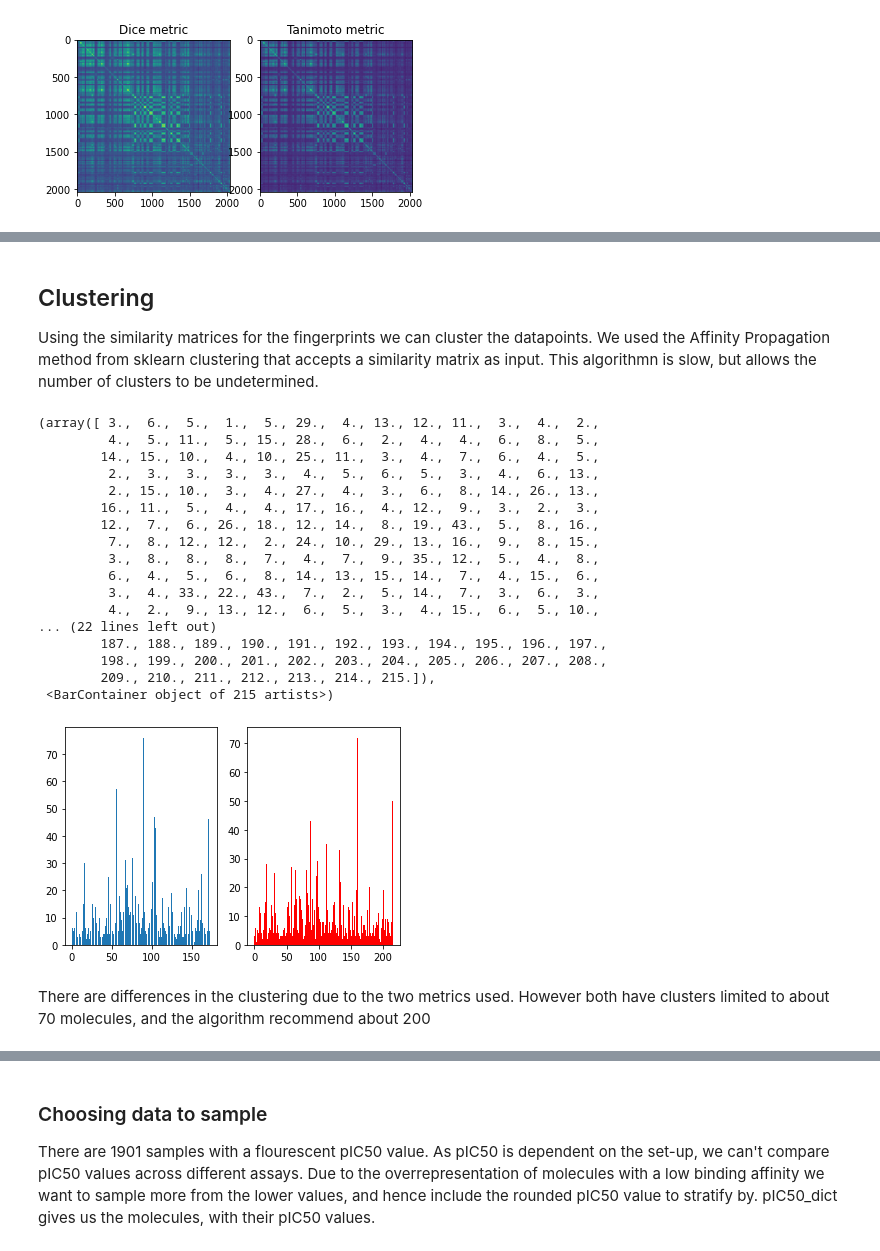
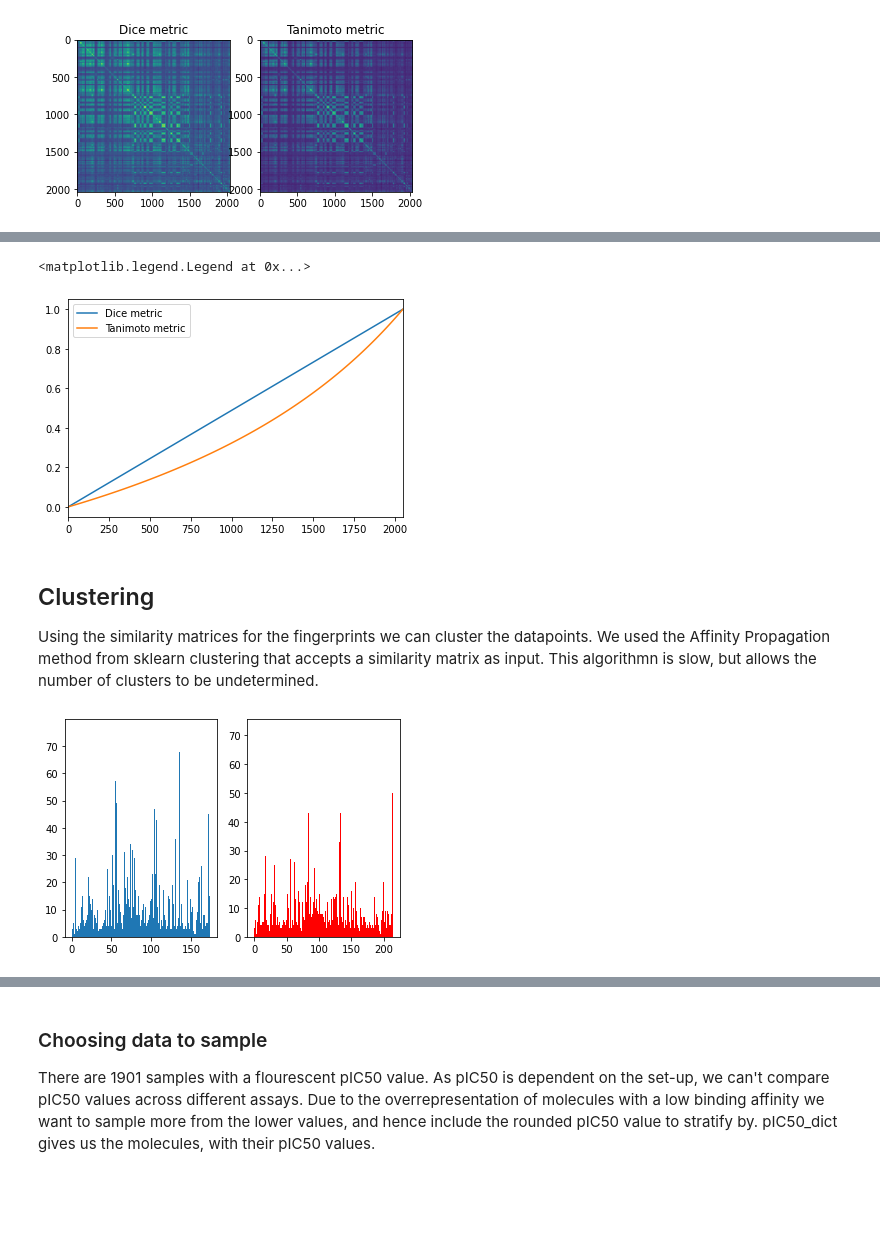
Before and after one commit to Elizabeth-Hayman/Data_science_practical, a Jupyter notebook: Data_Science.ipynb, the cells around one changed output, grey strips where cells are left out. Cells and saved outputs as stored; diff of their text form; code cells hidden in the pictures; blank space fills up the shorter version.

```diff
--- a/Data_Science.ipynb
+++ b/Data_Science.ipynb
@@ -258,30 +243,28 @@ plt.legend()
-# %% [markdown]
-## Clustering
-Using the similarity matrices for the fingerprints we can cluster the datapoints. We used the Affinity Propagation method from sklearn clustering that accepts a similarity matrix as input. This algorithmn is slow, but allows the number of clusters to be undetermined.
+# %%
+# We see up to a scaling of the similarity matrix the overall pattern is very similar. The Tanimoto metric
+# calculates the ratio of the size of the intersection of sets to their union, so if x out of 2048 bits are
+# in common, the metric returns a value of x/(4096 - x). The dice metric calculates the ratio of intersection
+# size to the sum of the individual set sizes, so would be 2x/4096.
+xx = np.linspace(0,2048,100)
+dice_func = 2* xx / 4096
+tanimoto_func = xx/(4096 - xx)
+plt.plot(xx, dice_func, label='Dice metric')
+plt.plot(xx, tanimoto_func, label='Tanimoto metric')
+plt.xlim((0, 2048))
+plt.legend()
+# %% [output]
+<matplotlib.legend.Legend at 0x...>
+[figure, added]
+# %% [markdown]
+## Clustering
+Using the similarity matrices for the fingerprints we can cluster the datapoints. We used the Affinity Propagation method from sklearn clustering that accepts a similarity matrix as input. This algorithmn is slow, but allows the number of clusters to be undetermined.
 # %%
 cluster_dice = AffinityPropagation(affinity = 'precomputed').fit_predict(sim_matrix_dice)
 cluster_tanimoto = AffinityPropagation(affinity = 'precomputed').fit_predict(sim_matrix_tanimoto)
 fig, ax = plt.subplots(1,2)
-ax[0].hist(cluster_dice, bins=max(cluster))
-ax[1].hist(cluster_tanimoto, bins=max(cluster), color='red')
+ax[0].hist(cluster_dice, bins=max(cluster_dice));
+ax[1].hist(cluster_tanimoto, bins=max(cluster_tanimoto), color='red');
+#There are differences in the clustering due to the two metrics used. However both have clusters limited
+# to about 70 molecules, and the algorithm recommend about 200
 # %% [output]
-(array([ 3.,  6.,  5.,  1.,  5., 29.,  4., 13., 12., 11.,  3.,  4.,  2.,
-         4.,  5., 11.,  5., 15., 28.,  6.,  2.,  4.,  4.,  6.,  8.,  5.,
-        14., 15., 10.,  4., 10., 25., 11.,  3.,  4.,  7.,  6.,  4.,  5.,
-         2.,  3.,  3.,  3.,  3.,  4.,  5.,  6.,  5.,  3.,  4.,  6., 13.,
-         2., 15., 10.,  3.,  4., 27.,  4.,  3.,  6.,  8., 14., 26., 13.,
-        16., 11.,  5.,  4.,  4., 17., 16.,  4., 12.,  9.,  3.,  2.,  3.,
-        12.,  7.,  6., 26., 18., 12., 14.,  8., 19., 43.,  5.,  8., 16.,
-         7.,  8., 12., 12.,  2., 24., 10., 29., 13., 16.,  9.,  8., 15.,
-         3.,  8.,  8.,  8.,  7.,  4.,  7.,  9., 35., 12.,  5.,  4.,  8.,
-         6.,  4.,  5.,  6.,  8., 14., 13., 15., 14.,  7.,  4., 15.,  6.,
-         3.,  4., 33., 22., 43.,  7.,  2.,  5., 14.,  7.,  3.,  6.,  3.,
-         4.,  2.,  9., 13., 12.,  6.,  5.,  3.,  4., 15.,  6.,  5., 10.,
-... (22 lines left out)
-        187., 188., 189., 190., 191., 192., 193., 194., 195., 196., 197.,
-        198., 199., 200., 201., 202., 203., 204., 205., 206., 207., 208.,
-        209., 210., 211., 212., 213., 214., 215.]),
- <BarContainer object of 215 artists>)
-[figure, old version]
+[figure, new version]
-# %% [markdown]
-There are differences in the clustering due to the two metrics used. However both have clusters limited to about 70 molecules, and the algorithm recommend about 200
```
Also changed, not shown: parts of 46 cells of this notebook, 2 other files.
